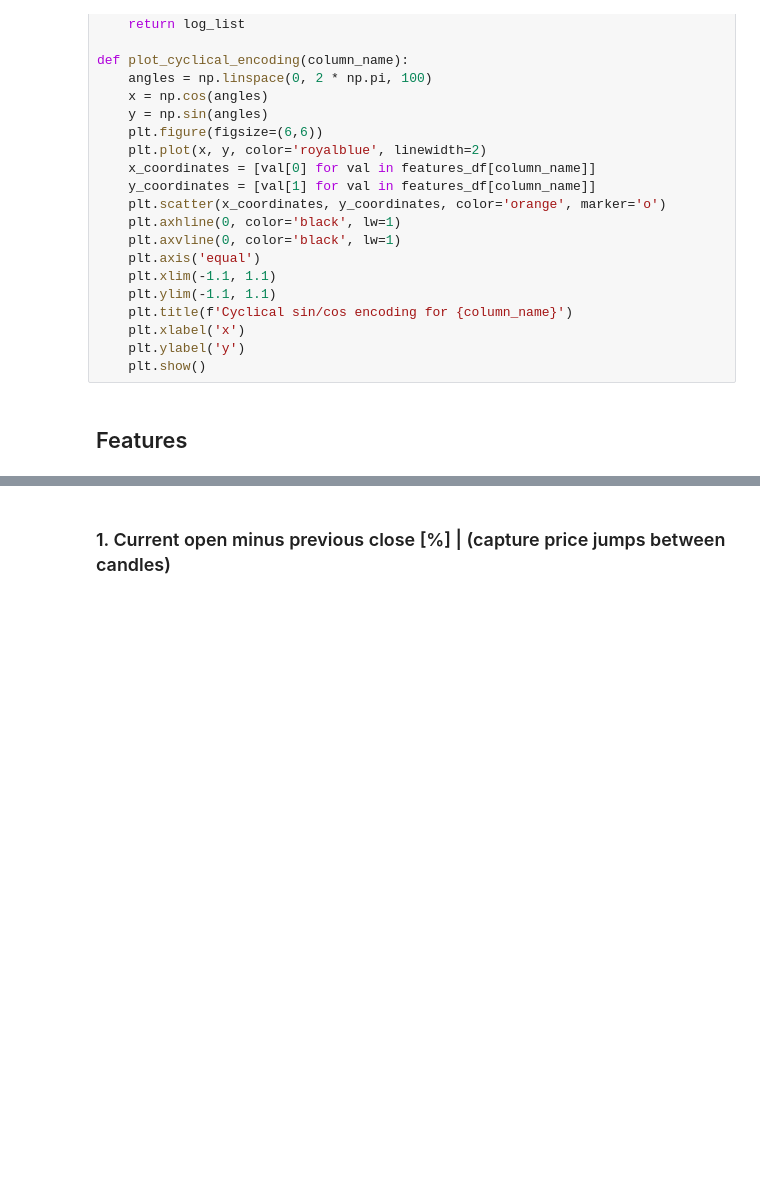
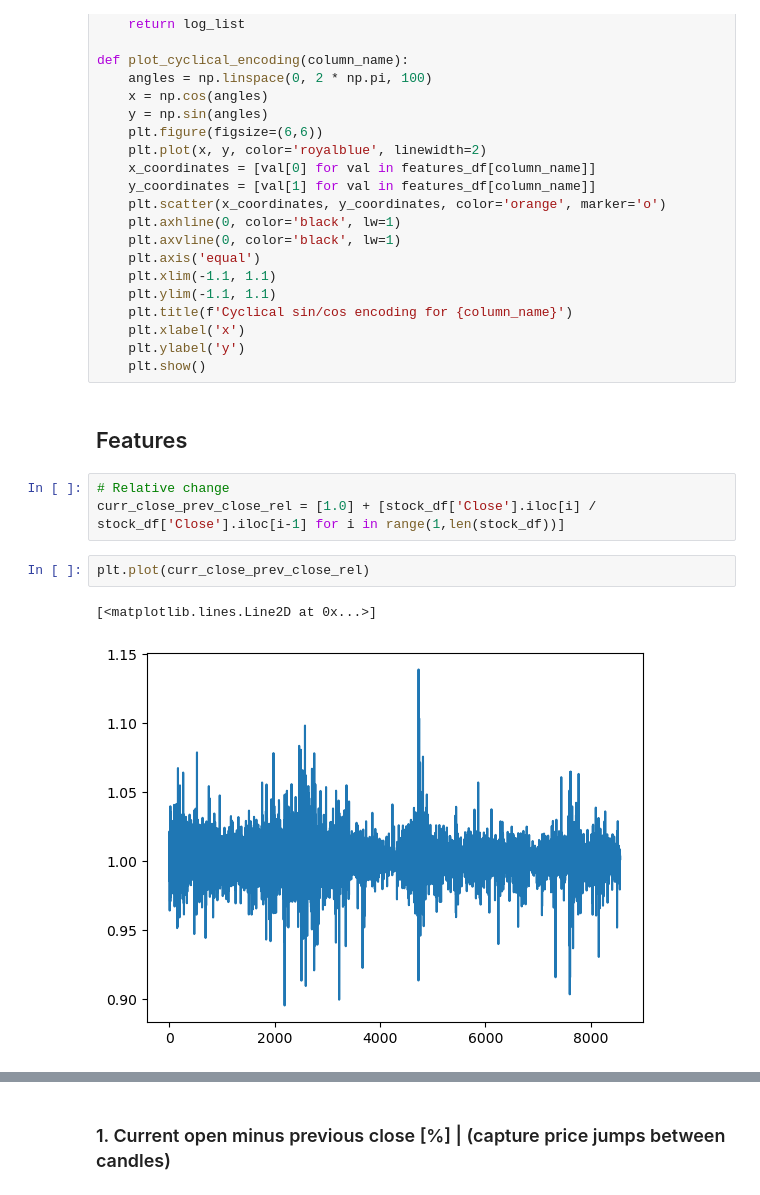
Before and after one commit to Frederik135/NN_Forecasting, a Jupyter notebook: NN_model/preprocessing.ipynb, the cells around one changed output, grey strips where cells are left out. Saved outputs shown, nothing was run; the diff lists cells and outputs as text; blank space fills up the shorter version.

```diff
--- a/NN_model/preprocessing.ipynb
+++ b/NN_model/preprocessing.ipynb
@@ -176,3 +176,11 @@ def plot_cyclical_encoding(column_name):
     plt.show()
 # %% [markdown]
 ## Features
+# %%
+# Relative change
+curr_close_prev_close_rel = [1.0] + [stock_df['Close'].iloc[i] / stock_df['Close'].iloc[i-1] for i in range(1,len(stock_df))]
+# %%
+plt.plot(curr_close_prev_close_rel)
+# %% [output]
+[<matplotlib.lines.Line2D at 0x...>]
+[figure, added]
```
Also changed, not shown: parts of 45 cells of this notebook, 8 other files.
